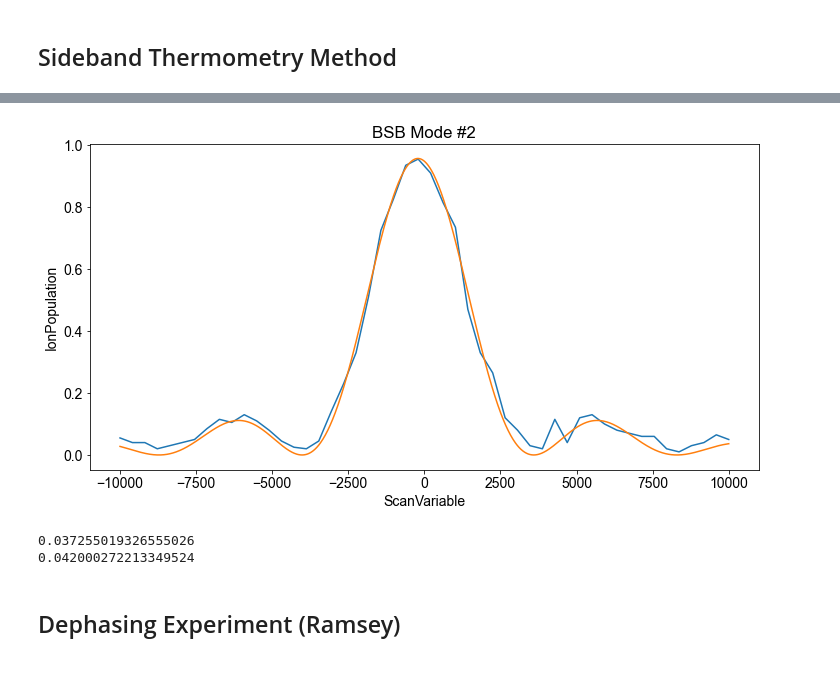
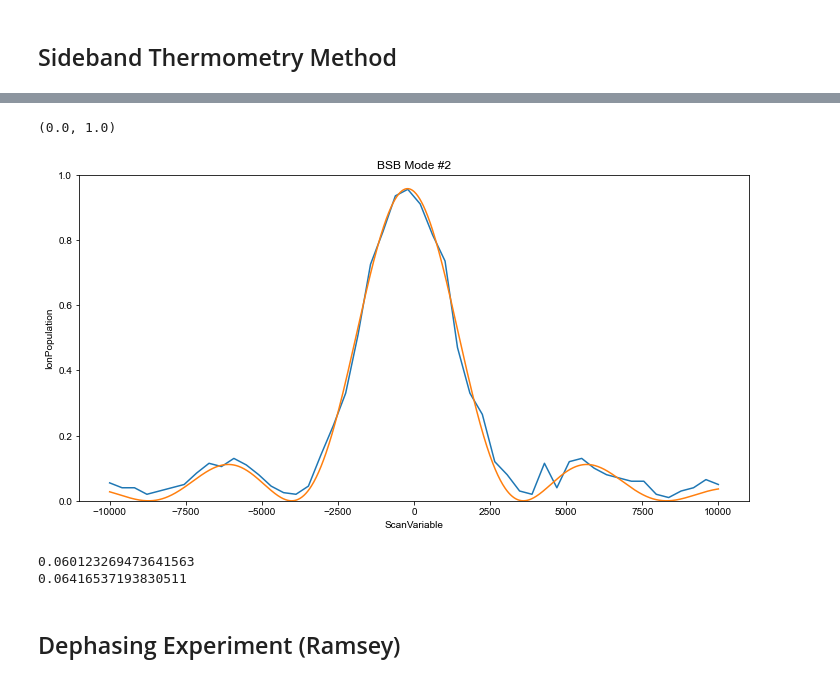
Before and after one commit to maverickmillican/Maverick, a Jupyter notebook: Temperature_Calculations.ipynb, the cells around one changed output, grey strips where cells are left out. Drawn from its saved outputs; the diff is of its cells as text; code cells hidden in the pictures.

```diff
--- a/Temperature_Calculations.ipynb
+++ b/Temperature_Calculations.ipynb
@@ -45,7 +45,7 @@ def fit_frequency_scan(x_data: typing.List[float], y_data: typing.List[float], a
     for [rabi_rate_guess, freq_centre_guess] in starting_guesses:
         try:
             popt, pcov = curve_fit(frequency_scan_model, x_data, y_data, p0=[freq_centre_guess, rabi_rate_guess, amplitude_guess],
-                                   bounds=[[x_data[0]*0.9, 1e2, 0], [x_data[-1] * .9, 2e6, 1]])
+                                   bounds=[[x_data[0]*0.9, 1e2, 0], [x_data[-1] * .9, 1e6, 1]])
             perr = np.sqrt(np.diag(pcov))
             detuning_error = perr[0]
             if detuning_error < min_detuning_error:
@@ -466,6 +472,7 @@ y = frequency_scan_model(x, *popt)
 ax.plot(x, y)
 print(popt)
 prob_bsb2 = popt[2]
+plt.ylim(0,1)
 # %% [output]
 Optimal parameters from curve_fit:
 Centre frequency : -212.5+/-22.7 Hz
@@ -475,4 +482,5 @@ Amplitude : 0.957+/-24.771
+(0.0, 1.0)
-[figure, old version]
+[figure, new version]
 # %%
 mode1_rate = prob_rsb1/prob_bsb1
 mode2_rate = prob_rsb2/prob_bsb2
@@ -481,8 +489,8 @@ nbar2 = mode2_rate / (1 - mode2_rate)
 print(nbar1)
 print(nbar2)
 # %% [output]
-0.037255019326555026
-0.042000272213349524
+0.060123269473641563
+0.06416537193830511
 # %% [markdown]
 ## Dephasing Experiment (Ramsey)
 # %%
```
Also changed, not shown: parts of 12 cells of this notebook, 3 other files.
